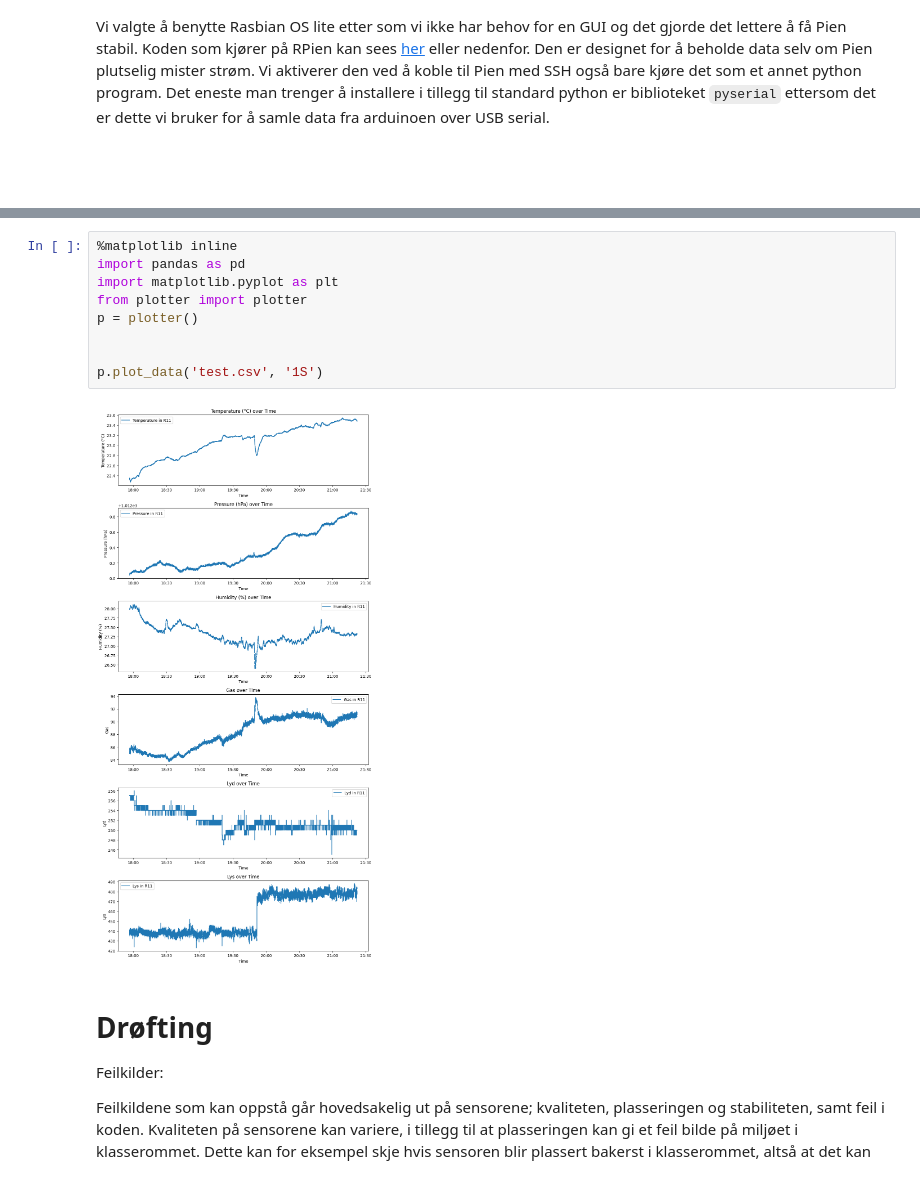
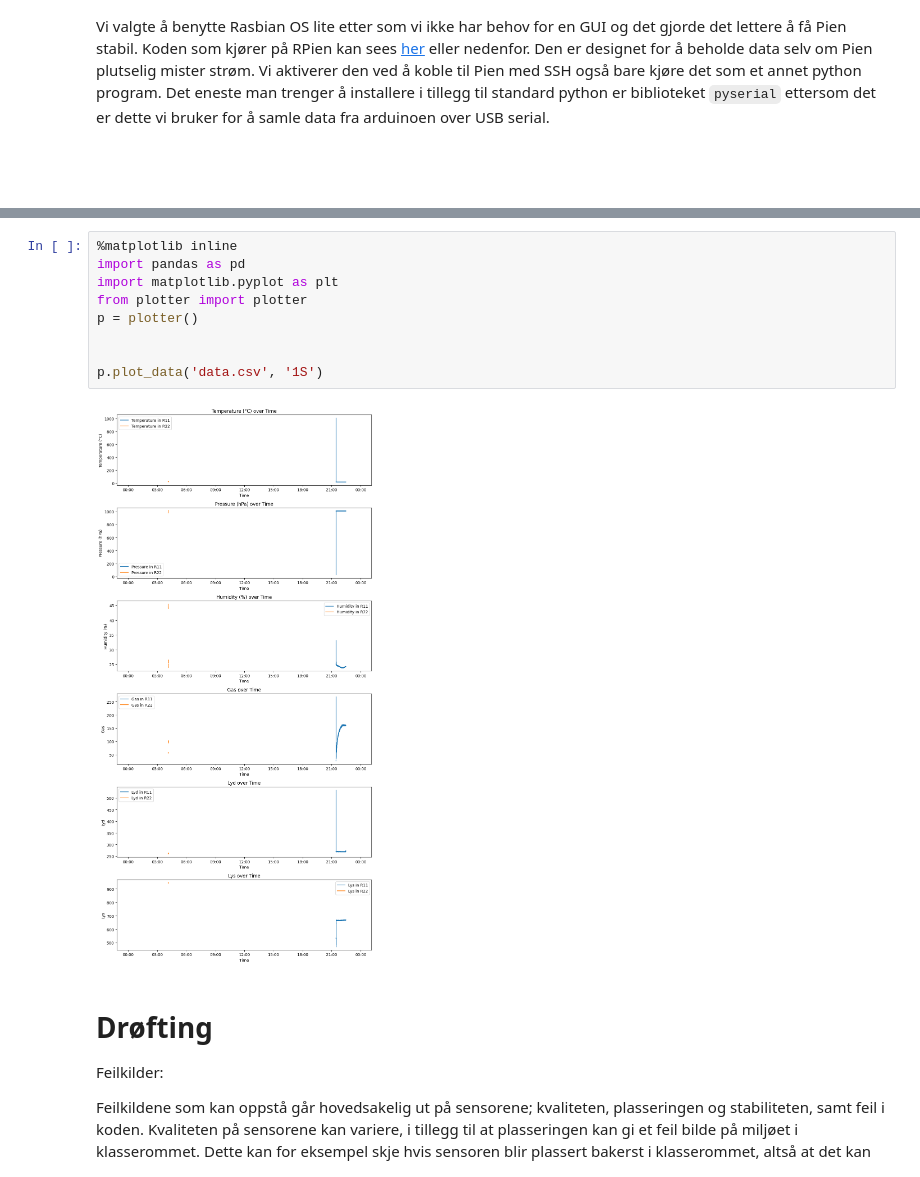
Before and after one commit to EliasTors/MegaTrond, a Jupyter notebook: rapport.ipynb, the cells around one changed output, grey strips where cells are left out. Cells and saved outputs as stored; diff of their text form.

Commit message:
Update import data in rapport and added real data

```diff
--- a/rapport.ipynb
+++ b/rapport.ipynb
@@ -96,14 +103,14 @@ Vi har valgt hovedsakelig vanlige grafer som vår visualiseringsmetode fordi det
 # %%
 %matplotlib inline
 import pandas as pd
 import matplotlib.pyplot as plt
 from plotter import plotter
 p = plotter()
 
 
-p.plot_data('test.csv', '1S')
+p.plot_data('data.csv', '1S')
 # %% [output]
-[figure, old version]
+[figure, new version]
 # %% [markdown]
 # Drøfting
 Feilkilder:
```
Also changed, not shown: parts of 3 cells of this notebook, 1 other file.
